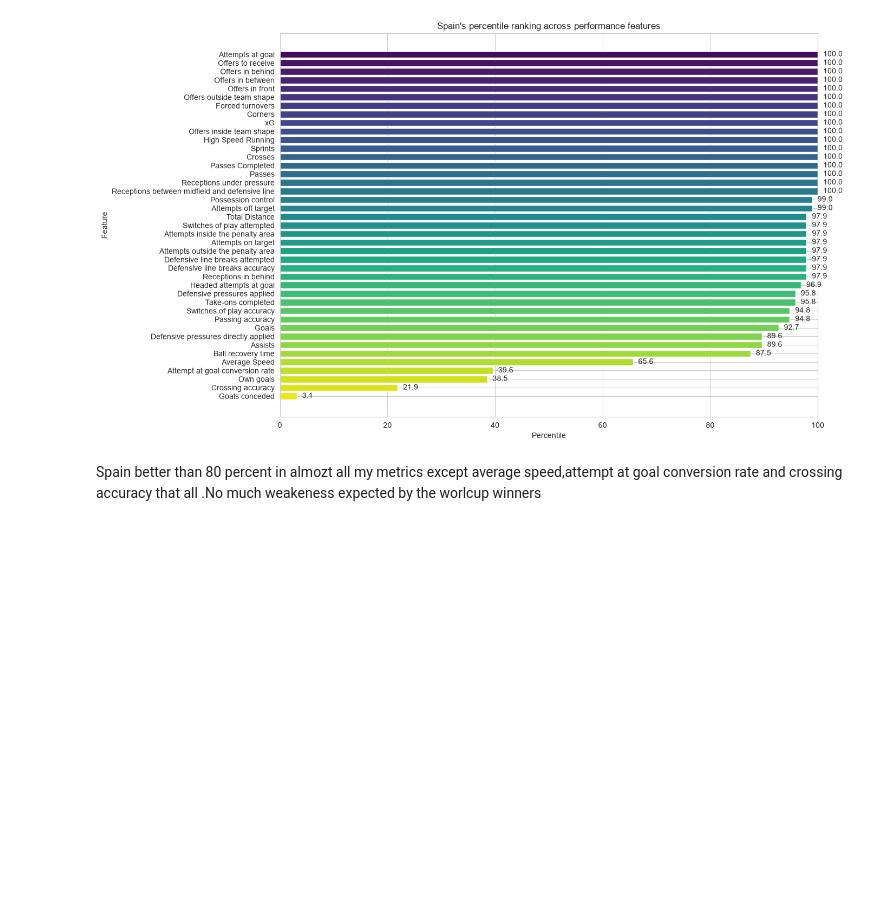
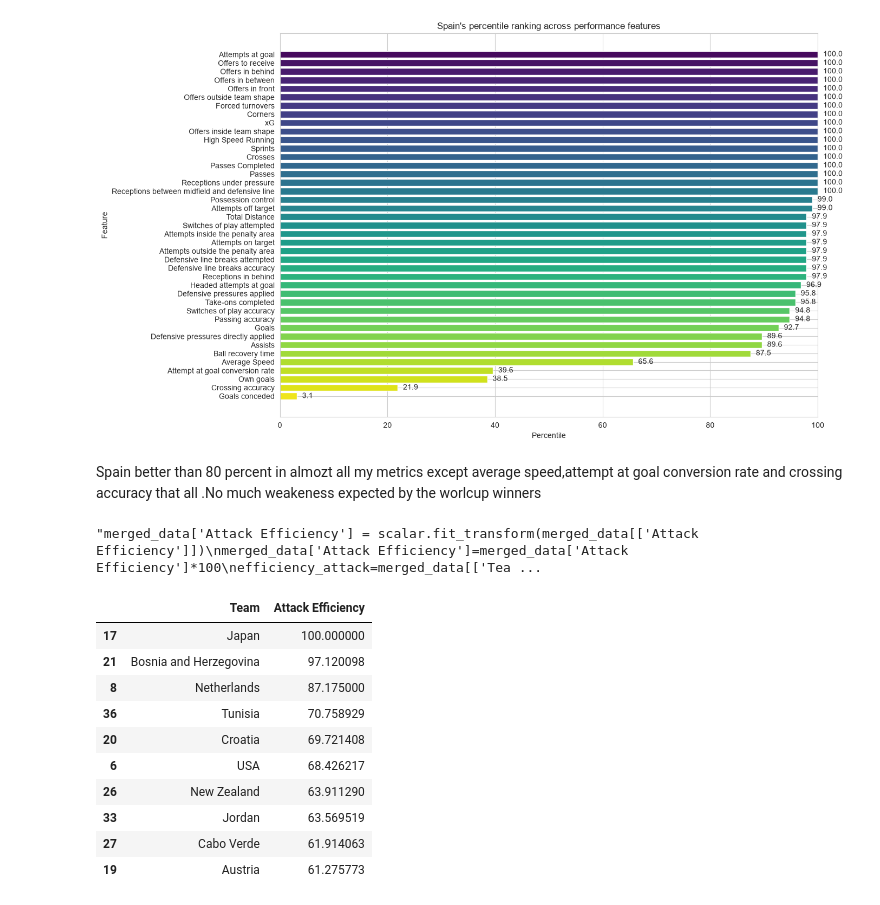
Before and after one commit to Aikrooz/worldcup_analysis, a Jupyter notebook: spain_profile.ipynb, the cells around one changed output. Drawn from its saved outputs; the diff is of its cells as text; code cells hidden in the pictures; blank space fills up the shorter version.

```diff
--- a/spain_profile.ipynb
+++ b/spain_profile.ipynb
@@ -94,3 +94,33 @@ plt.show()
 [figure]
 # %% [markdown]
 Spain better than 80 percent in almozt all my metrics except average speed,attempt at goal conversion rate and crossing accuracy that all .No much weakeness expected by the worlcup winners
+# %%
+# Calculate the most efficient Attack (Teams scoring much more than expected are either:)
+from sklearn.preprocessing import MinMaxScaler
+scalar=MinMaxScaler()
+
+merged_data['Attack Efficiency']=merged_data['Goals']/merged_data['xG']
+
+
+merged_data['Attack Efficiency'] = scalar.fit_transform(merged_data[['Attack Efficiency']])
+merged_data['Attack Efficiency']=merged_data['Attack Efficiency']*100
+efficiency_attack=merged_data[['Team', 'Attack Efficiency']].sort_values(by='Attack Efficiency', ascending=False)
+# %% [output]
+"merged_data['Attack Efficiency'] = scalar.fit_transform(merged_data[['Attack Efficiency']])\nmerged_data['Attack Efficiency']=merged_data['Attack Efficiency']*100\nefficiency_attack=merged_data[['Tea ...
+# %%
+efficiency_attack.head(10)
+# The Top 5 Teams with the most Efficient Attack
+#Spain,France and Argentina are not part of the top 10 Teams with the most efficient Attack and they have
+#One of the best attackers in the world
+# %% [output]
+|  | Team | Attack Efficiency |
+| 17 | Japan | 100.000000 |
+| 21 | Bosnia and Herzegovina | 97.120098 |
+| 8 | Netherlands | 87.175000 |
+| 36 | Tunisia | 70.758929 |
+| 20 | Croatia | 69.721408 |
+| 6 | USA | 68.426217 |
+| 26 | New Zealand | 63.911290 |
+| 33 | Jordan | 63.569519 |
+| 27 | Cabo Verde | 61.914063 |
+| 19 | Austria | 61.275773 |
```
Also changed, not shown: parts of 3 cells of this notebook.
